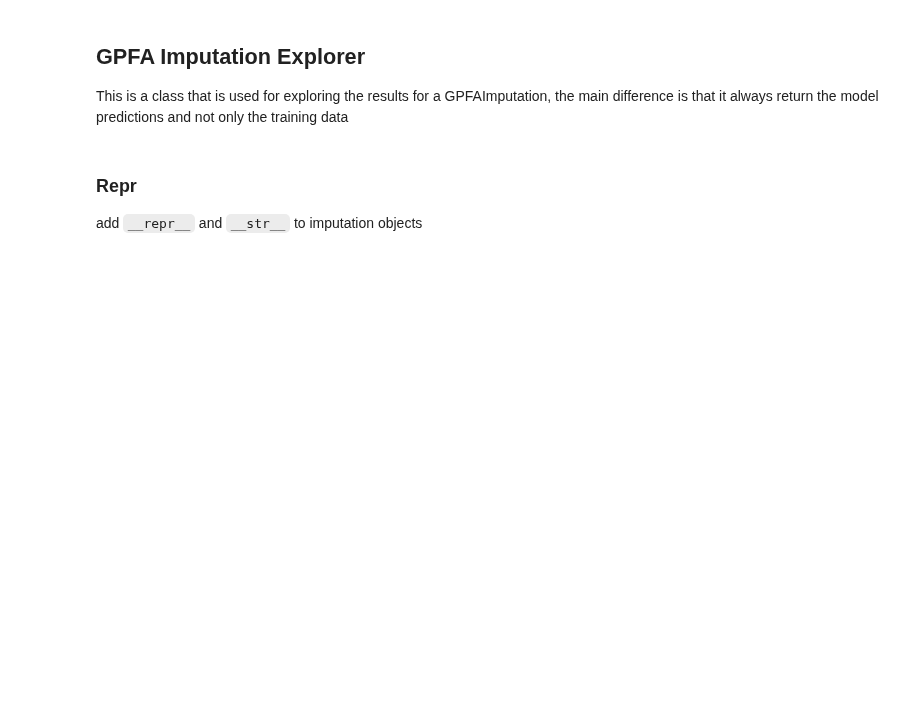
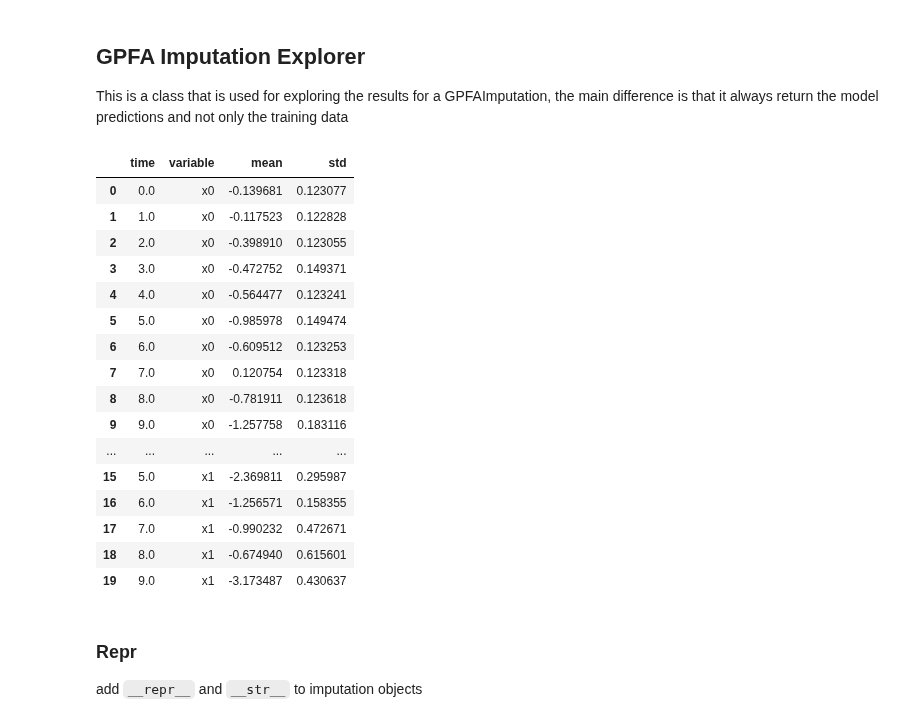
Before and after one commit to mone27/meteo_imp, a Jupyter notebook: lib_nbs/03_Imputation.ipynb, the cells around one changed output. Saved outputs shown, nothing was run; the diff lists cells and outputs as text; code cells hidden in the pictures; blank space fills up the shorter version.

```diff
--- a/lib_nbs/03_Imputation.ipynb
+++ b/lib_nbs/03_Imputation.ipynb
@@ -118,13 +118,10 @@ class GPFAImputation:
         data: pd.DataFrame , #observed data with missing data as NA
         latent_dims = 1,
         cuda = False, # Use GPU?
-        units = None, # Dict of unit for each column. Used for plotting
         model = GPFA # sub-class of `GPFA`
     ):
         self.data = data.copy()
-        self.units=units
         self.latent_dims = latent_dims
-
 
         device = 'cuda' if cuda else 'cpu'
 
@@ -144,6 +141,7 @@ class GPFAImputation:
         self.cond_obs = torch.tensor(self.data[~self.train_idx].to_numpy().astype(np.float32).flatten()[self.cond_idx.cpu()], device=device)
 
         if cuda: self.learner.cuda()
+
 
     def fit(self, n_iter=100):
         "Fit learner to training data"
@@ -392,3 +379,23 @@ class GPFAImputationExplorer(GPFAImputation):
+# %%
+GPFAImputationExplorer(fd.data).fit().predict()
+# %% [output]
+|  | time | variable | mean | std |
+| 0 | 0.0 | x0 | -0.139681 | 0.123077 |
+| 1 | 1.0 | x0 | -0.117523 | 0.122828 |
+| 2 | 2.0 | x0 | -0.398910 | 0.123055 |
+| 3 | 3.0 | x0 | -0.472752 | 0.149371 |
+| 4 | 4.0 | x0 | -0.564477 | 0.123241 |
+| 5 | 5.0 | x0 | -0.985978 | 0.149474 |
+| 6 | 6.0 | x0 | -0.609512 | 0.123253 |
+| 7 | 7.0 | x0 | 0.120754 | 0.123318 |
+| 8 | 8.0 | x0 | -0.781911 | 0.123618 |
+| 9 | 9.0 | x0 | -1.257758 | 0.183116 |
+| ... | ... | ... | ... | ... |
+| 15 | 5.0 | x1 | -2.369811 | 0.295987 |
+| 16 | 6.0 | x1 | -1.256571 | 0.158355 |
+| 17 | 7.0 | x1 | -0.990232 | 0.472671 |
+| 18 | 8.0 | x1 | -0.674940 | 0.615601 |
+| 19 | 9.0 | x1 | -3.173487 | 0.430637 |
 # %% [markdown]
 ### Repr
 
```
Also changed, not shown: parts of 4 cells of this notebook, 1 other file.
